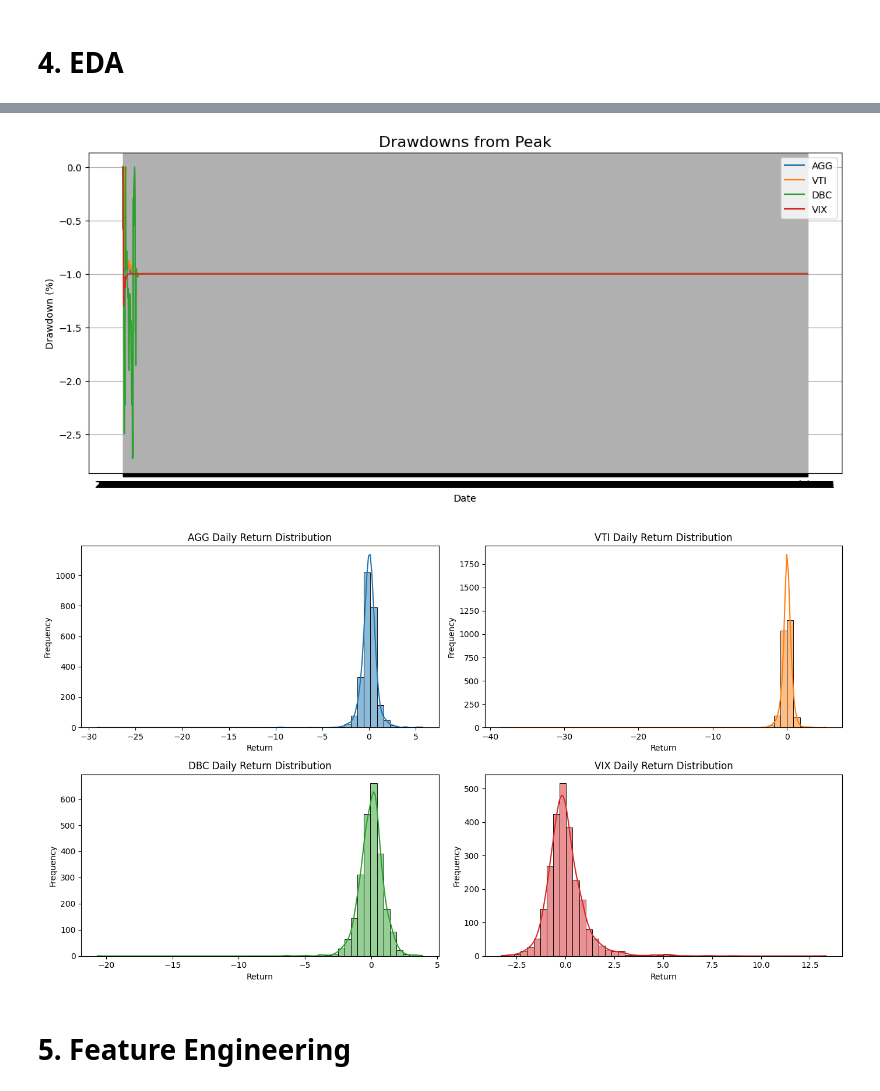
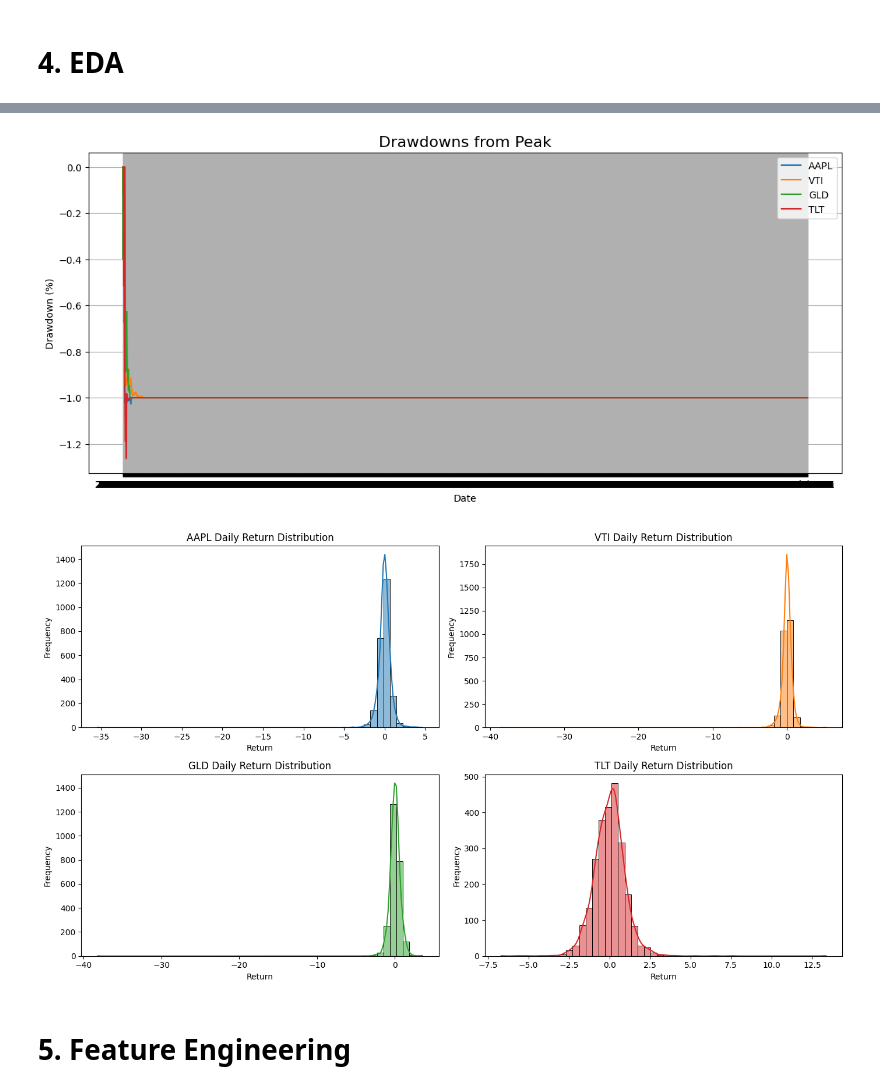
Before and after one commit to Saisha0512/Portfolio_Optimization_ML_DL, a Jupyter notebook: Portfolio_Optimization_ML_DL.ipynb, the cells around one changed output, grey strips where cells are left out. Saved outputs shown, nothing was run; the diff lists cells and outputs as text; code cells hidden in the pictures.

```diff
--- a/Portfolio_Optimization_ML_DL.ipynb
+++ b/Portfolio_Optimization_ML_DL.ipynb
@@ -296,7 +295,7 @@ Date
 # Plotting the Price Trends Over Time
 plt.figure(figsize=(14, 6))
 
-for asset in ['AGG', 'VTI', 'DBC', 'VIX']:
+for asset in ['AAPL', 'VTI', 'GLD', 'TLT']:
     plt.plot(df[f'{asset}_Close'], label=asset)
 
 plt.title("Price Trends Over Time", fontsize=18)
@@ -311,7 +310,7 @@ plt.show()
 # Plotting the Volatility (Standard Deviation of Daily Returns)
 volatility = {
     asset: df[f'{asset}_Daily Return'].std() * np.sqrt(252)  # annualized
-    for asset in ['AGG', 'VTI', 'DBC', 'VIX']
+    for asset in ['AAPL', 'VTI', 'GLD', 'TLT']
 }
 
 vol_df = pd.DataFrame.from_dict(volatility, orient='index', columns=['Annualized Volatility'])
@@ -326,7 +325,7 @@ plt.show()
 # Plotting the Sharpe Ratio
 sharpe_ratios = {
     asset: df[f'{asset}_Daily Return'].mean() / df[f'{asset}_Daily Return'].std() * np.sqrt(252)
-    for asset in ['AGG', 'VTI', 'DBC', 'VIX']
+    for asset in ['AAPL', 'VTI', 'GLD', 'TLT']
 }
 
 sharpe_df = pd.DataFrame.from_dict(sharpe_ratios, orient='index', columns=['Sharpe Ratio'])
@@ -357,7 +356,7 @@ def calculate_drawdown(series):
     return drawdown
 
 plt.figure(figsize=(14, 6))
-for asset in ['AGG', 'VTI', 'DBC', 'VIX']:
+for asset in ['AAPL', 'VTI', 'GLD', 'TLT']:
     drawdown = calculate_drawdown(df[f'{asset}_Daily Return'])
     plt.plot(drawdown, label=asset)
 plt.title("Drawdowns from Peak", fontsize=16)
@@ -367,23 +366,23 @@ plt.legend()
 plt.grid(True)
 plt.show()
 # %% [output]
-[figure, old version]
+[figure, new version]
 # %%
 # Plotting the Histograms of Return Distribution
 fig, axes = plt.subplots(2, 2, figsize=(14, 8))
 axes = axes.flatten()
-assets = ['AGG', 'VTI', 'DBC', 'VIX']
+assets = ['AAPL', 'VTI', 'GLD', 'TLT']
 
 for i, asset in enumerate(assets):
     sns.histplot(df[f'{asset}_Daily Return'], bins=50, kde=True, ax=axes[i], color=sns.color_palette()[i])
     axes[i].set_title(f"{asset} Daily Return Distribution", fontsize=12)
     axes[i].set_xlabel("Return")
     axes[i].set_ylabel("Frequency")
 
 plt.tight_layout()
 plt.show()
 # %% [output]
-[figure, old version]
+[figure, new version]
 # %% [markdown]
 # **5. Feature Engineering**
 # %% [markdown]
```
Also changed, not shown: parts of 34 cells of this notebook.
